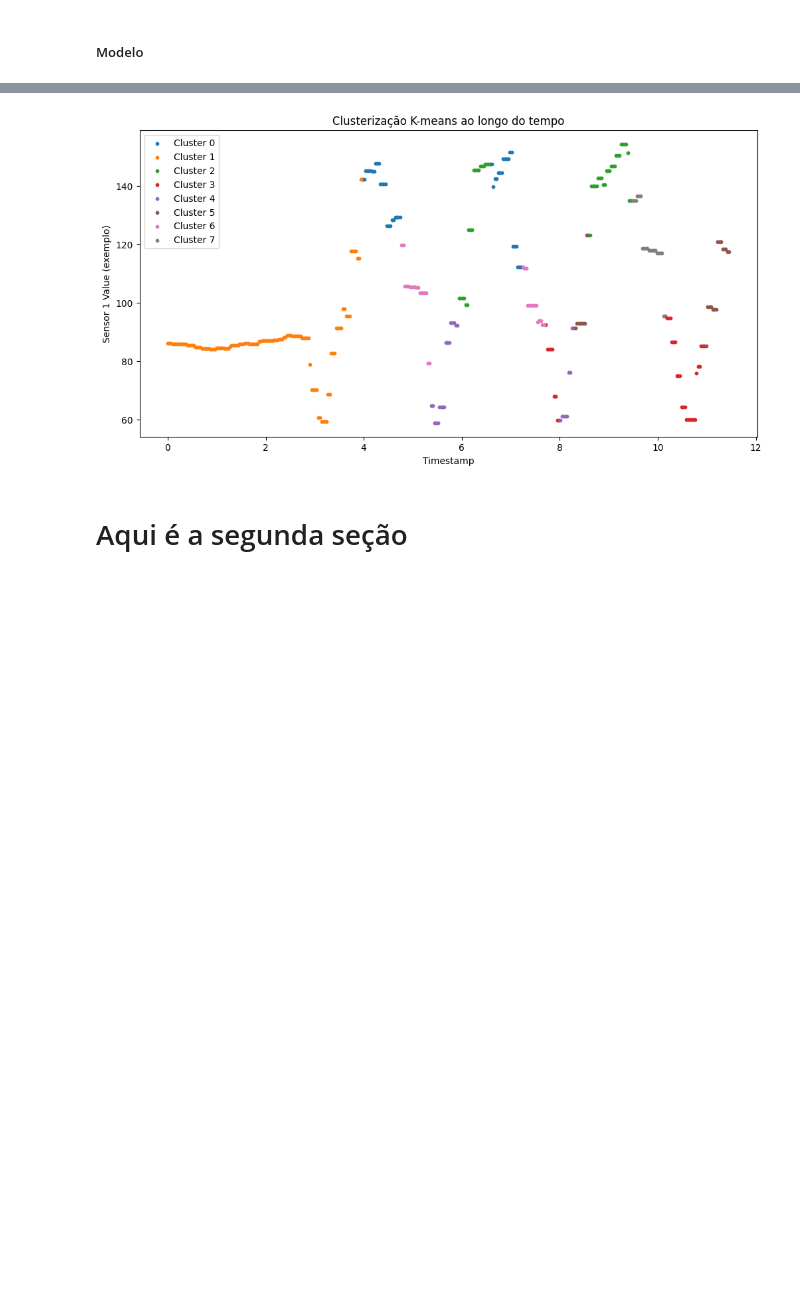
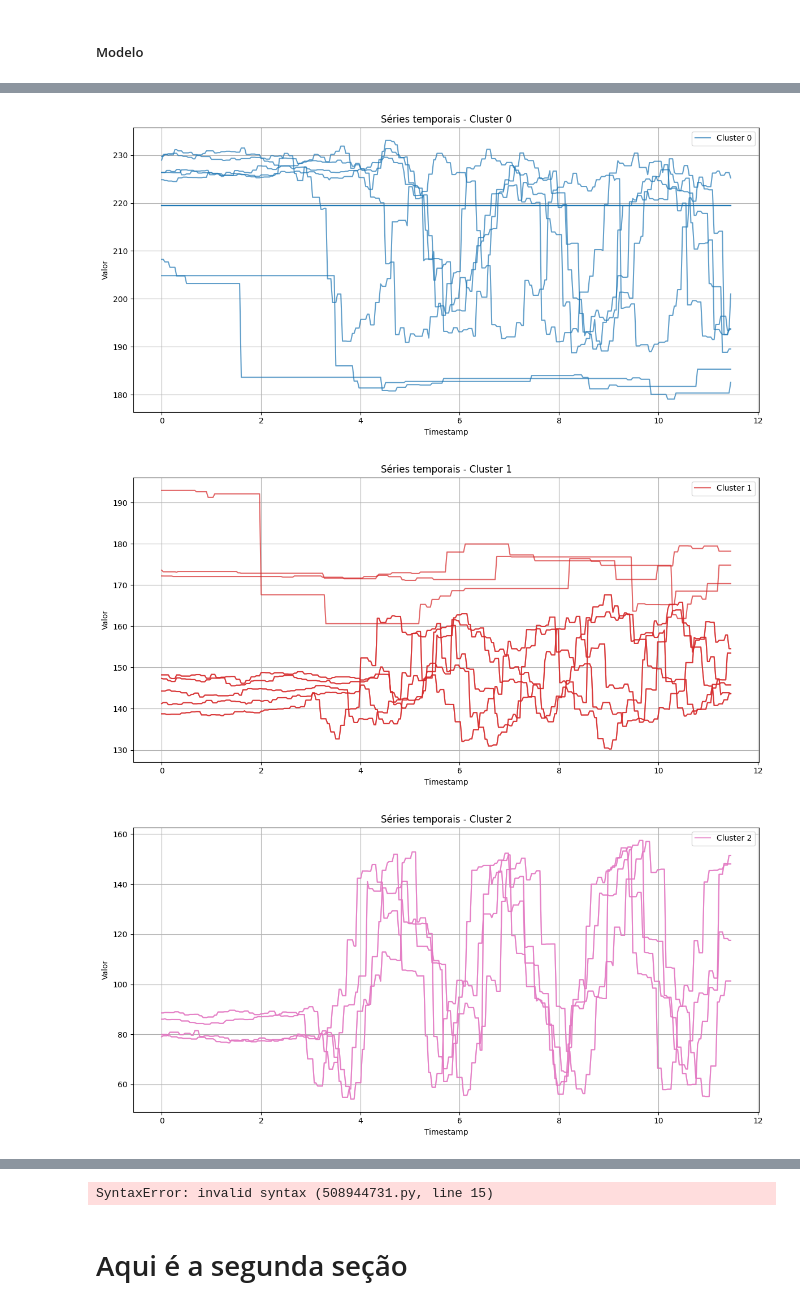
Before and after one commit to Yamakasuki/IC_Bros, a Jupyter notebook: notebooks/tratamento_dados/tratamento.ipynb, the cells around one changed output, grey strips where cells are left out. Saved outputs shown, nothing was run; the diff lists cells and outputs as text; code cells hidden in the pictures; blank space fills up the shorter version.

```diff
--- a/notebooks/tratamento_dados/tratamento.ipynb
+++ b/notebooks/tratamento_dados/tratamento.ipynb
@@ -127,0 +266,38 @@ plt.show()
+# %%
+import matplotlib.pyplot as plt
+import matplotlib.cm as cm
+import numpy as np
+
+# timestamp (eixo X)
+timestamp = df.iloc[0].values
+
+# séries temporais (linhas 1 em diante)
+series = df.iloc[1:].values
+
+# Defina seu colormap
+cmap = cm.get_cmap('tab10', k)  # até 10 clusters distintos
+
+# Para cada cluster, plotar um gráfico separado
+for cluster_id in range(k):
+    # Pega os índices das séries pertencentes ao cluster atual
+    indices = np.where(clusters == cluster_id)[0]
+
+    # Cor única para este cluster
+    color = cmap(cluster_id)
+
+    # Criar gráfico para o cluster atual
+    plt.figure(figsize=(12, 6))
+    for i in indices:
+        plt.plot(timestamp, series[i], color=color, alpha=0.7)
+
+    plt.title(f'Séries temporais - Cluster {cluster_id}')
+    plt.xlabel('Timestamp')
+    plt.ylabel('Valor')
+    plt.grid(True)
+    plt.legend([f'Cluster {cluster_id}'], loc='upper right')
+    plt.tight_layout()
+    plt.show()
+# %% [output]
+[figure, added]
+[figure, added]
+[figure, added]
@@ -133,14 +310,18 @@ from sklearn.cluster import KMeans
 from sklearn.preprocessing import StandardScaler
 import matplotlib.pyplot as plt
 
-df = df_final
+#usando a matriz tranposta
 
 # Separar features (excluindo a coluna timestamp que é a primeira)
 X = df.iloc[:, 1:].values  # matriz de shape (n_samples, 35)
 
 
 # Definir número de clusters (exemplo: 3)
-k = 8
+k =
+# Escalar os dados
+scaler = StandardScaler()
+X_scaled = scaler.fit_transform(X)
+
 
 # Aplicar K-means
 kmeans = KMeans(n_clusters=k, random_state=42)
@@ -161,7 +342,7 @@ plt.title('Clusterização K-means ao longo do tempo')
 plt.legend()
 plt.show()
 # %% [output]
-[figure, removed]
+SyntaxError: invalid syntax (508944731.py, line 15)
 # %% [markdown]
 # Aqui é a segunda seção
 # %%
```
Also changed, not shown: parts of 7 cells of this notebook, 6 other files.
